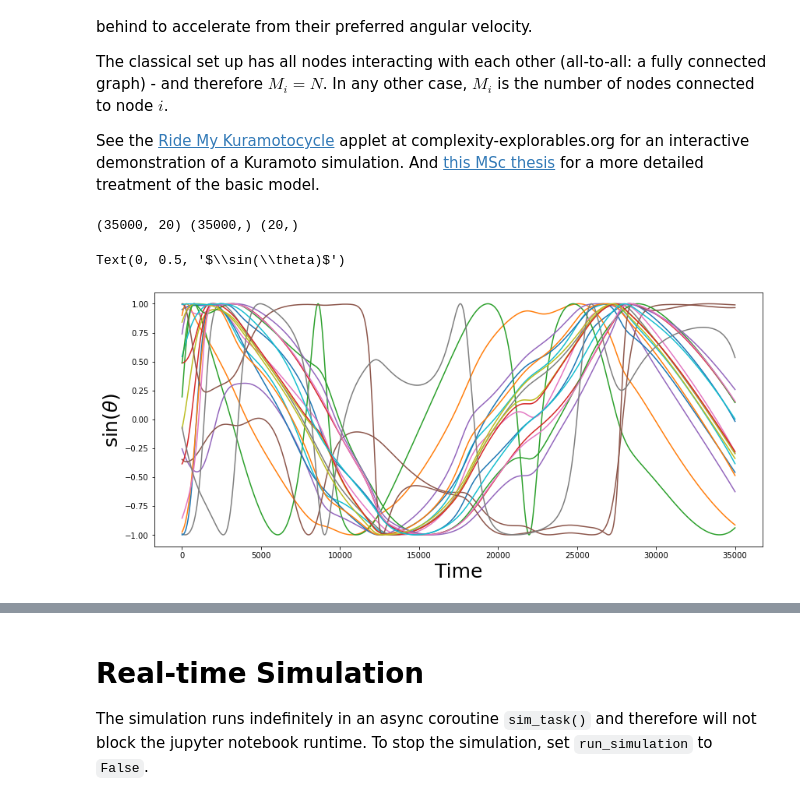
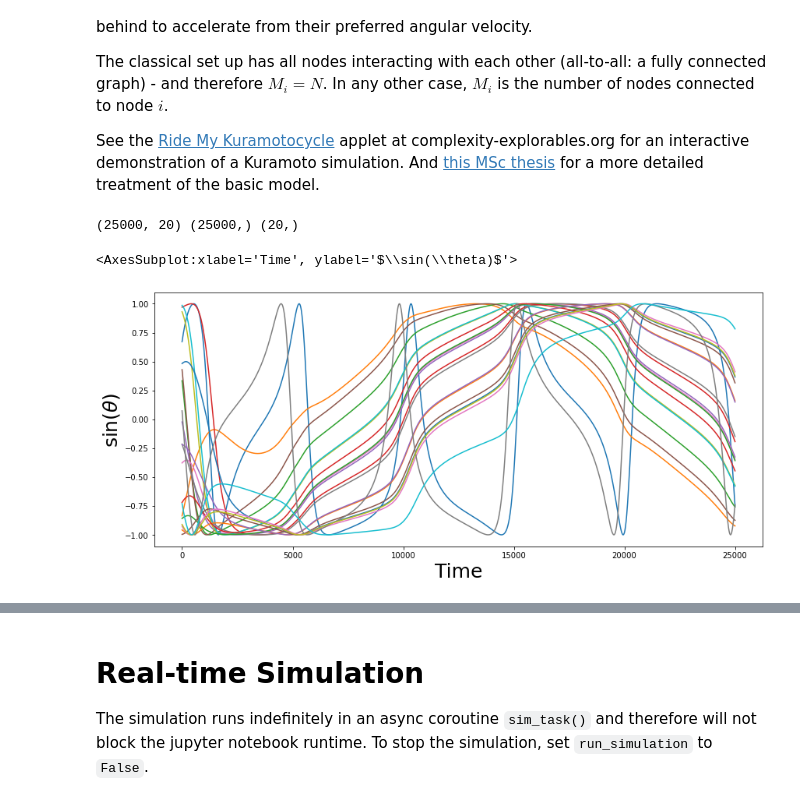
Before and after one commit to jreus/kuramoto, a Jupyter notebook: simulations/Kuramoto Synchrobiology Lab.ipynb, the cells around one changed output, grey strips where cells are left out. Drawn from its saved outputs; the diff is of its cells as text; code cells hidden in the pictures.

```diff
--- a/simulations/Kuramoto Synchrobiology Lab.ipynb
+++ b/simulations/Kuramoto Synchrobiology Lab.ipynb
@@ -104,40 +214,27 @@ def kuramoto_derivative(X, t, sim):
 
 sim.dXfunc = kuramoto_derivative
 # %%
-# Choose Simulation Parameters
+# Kuramoto simulation parameters
+sim.k_coupling = 0.12    # global coupling constant K, typical values 0.1-2.0 ... usually phase shift at 0.15
+sim.n_nodes = 20        # number of oscillators
+sim.natural_frequencies = np.random.normal(size=sim.n_nodes)  # normal distribution of natural frequencies omega
+sim.connectivity = 1.   # p=1. = 100% fully connected network
+fc_graph = nx.erdos_renyi_graph(n=sim.n_nodes, p=sim.connectivity)
+sim.connectivity_matrix = nx.to_numpy_array(fc_graph)         # connectivity matrix p=1. fully connected
+sim.X0 = 2 * np.pi * np.random.random(size=sim.n_nodes)       # initial positions theta
 
-sim.k_coupling = 0.2    # global coupling constant, typical values 0.4-2.0
-sim.n_nodes = 20         # number of oscillator / nodes
-sim.natural_frequencies = np.random.normal(size=sim.n_nodes)  # normal distribution of natural frequencies
-fc_graph = nx.erdos_renyi_graph(n=sim.n_nodes, p=0.5)          # fully connected matrix of connectivity
-sim.connectivity_matrix = nx.to_numpy_array(fc_graph)
-sim.X0 = 2 * np.pi * np.random.random(size=sim.n_nodes)       # random initial positions
+# Momentary position & velocity
 sim.X = sim.X0
-tmax = 35.               # simulation length in seconds
-
-
-# sim.k_coupling = 0.10
-# sim.n_nodes = 20
-# sim.natural_frequencies = np.random.normal(size=sim.n_nodes)
-# fc_graph = nx.erdos_renyi_graph(n=sim.n_nodes, p=1.)
-# sim.connectivity_matrix = nx.to_numpy_array(fc_graph)
-# sim.X0 = 2 * np.pi * np.random.random(size=sim.n_nodes)
-# sim.X = sim.X0
-# tmax = 10.
+sim.dX = np.array([])
+tmax = 25.               # simulation length in seconds
 # %%
-# Plot the results using integrate.odeint - this is what we should expect to happen in real-time using Euler
-
-t = np.linspace(0, tmax, int(tmax/sim.h))
-res_ode = integrate.odeint(sim.dXfunc, sim.X, t, args=(sim,))
-
+# Plot the results using scipy.integrate.odeint
+t = np.arange(0., tmax, step=sim.h)
+res_ode = integrate.odeint(sim.dXfunc, sim.X0, t, args=(sim,))
 print(res_ode.shape, t.shape, sim.X.shape)
-
-_, ax = plt.subplots(figsize=(14, 6))
-ax.plot(np.sin(res_ode))
-ax.set_xlabel('Time', fontsize=25)
-ax.set_ylabel(r'$\sin(\theta)$', fontsize=25)
+plot_timeseries(np.sin(res_ode), figsize=(14,6), xlabel='Time', ylabel=r'$\sin(\theta)$')
 # %% [output]
-(35000, 20) (35000,) (20,)
+(25000, 20) (25000,) (20,)
-Text(0, 0.5, '$\\sin(\\theta)$')
+<AxesSubplot:xlabel='Time', ylabel='$\\sin(\\theta)$'>
-[figure, old version]
+[figure, new version]
 # %%
```
Also changed, not shown: parts of 19 cells of this notebook, 1 other file.
